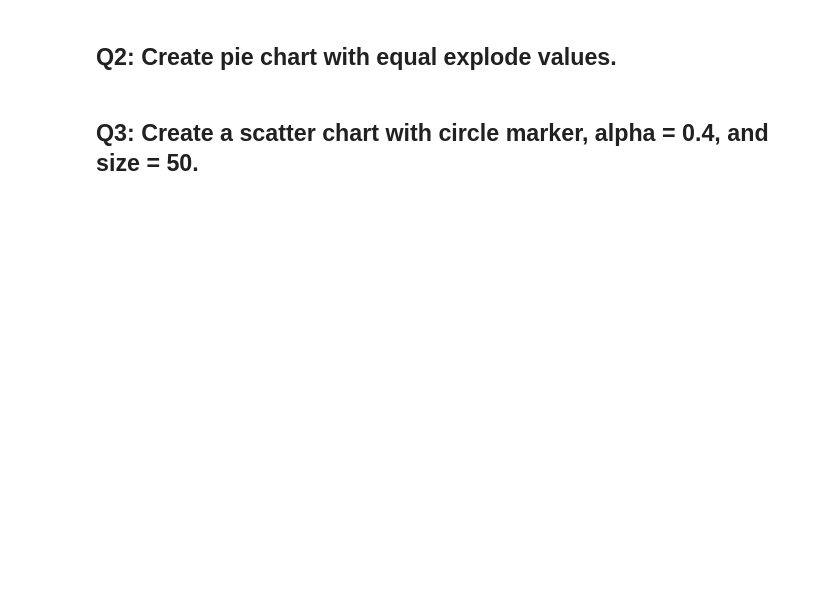
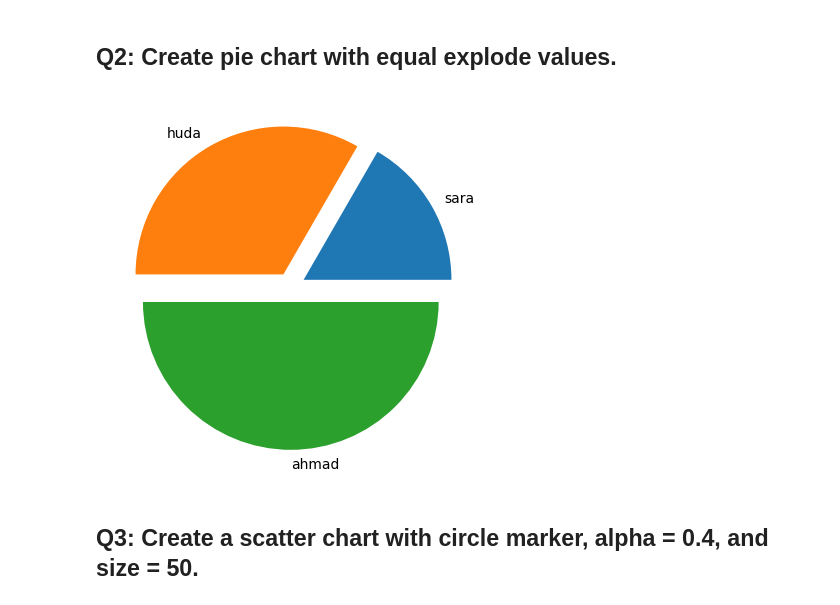
Before and after one commit to Tuwaiq-Data-Science-Bootcamp/Day8-Lab1-Matplotlib, a Jupyter notebook: Day#8_Matplotlib_Assignment.ipynb, the cells around one changed output. Drawn from its saved outputs; the diff is of its cells as text; code cells hidden in the pictures; blank space fills up the shorter version.

```diff
--- a/Day#8_Matplotlib_Assignment.ipynb
+++ b/Day#8_Matplotlib_Assignment.ipynb
@@ -7,4 +12,8 @@ import matplotlib.pyplot as plt
 # %% [markdown]
 ## Q2: Create pie chart with equal explode values.
+# %%
+plt.pie(np.arange(1,4),labels=['sara','huda','ahmad'],explode = [.1,.1,.1]);
+# %% [output]
+[figure, added]
 # %% [markdown]
 ## Q3: Create a scatter chart with circle marker, alpha = 0.4, and size = 50.
```
Also changed, not shown: parts of 5 cells of this notebook.
